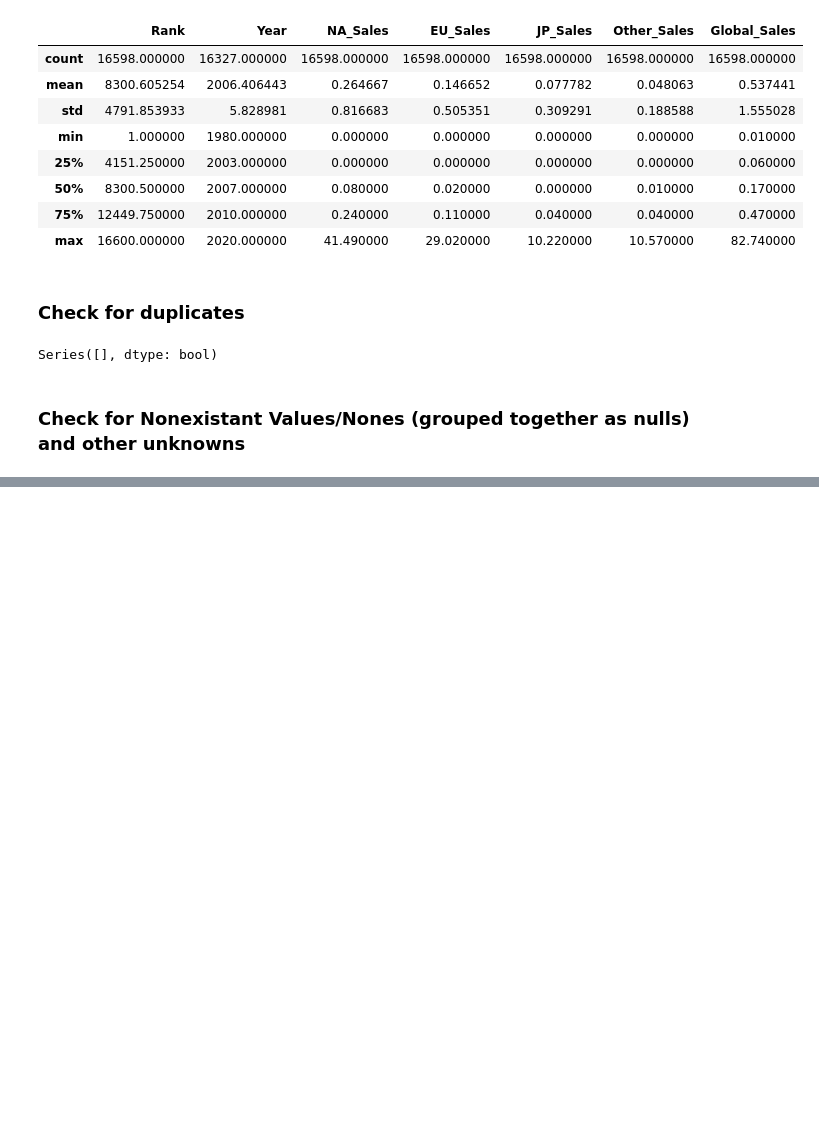
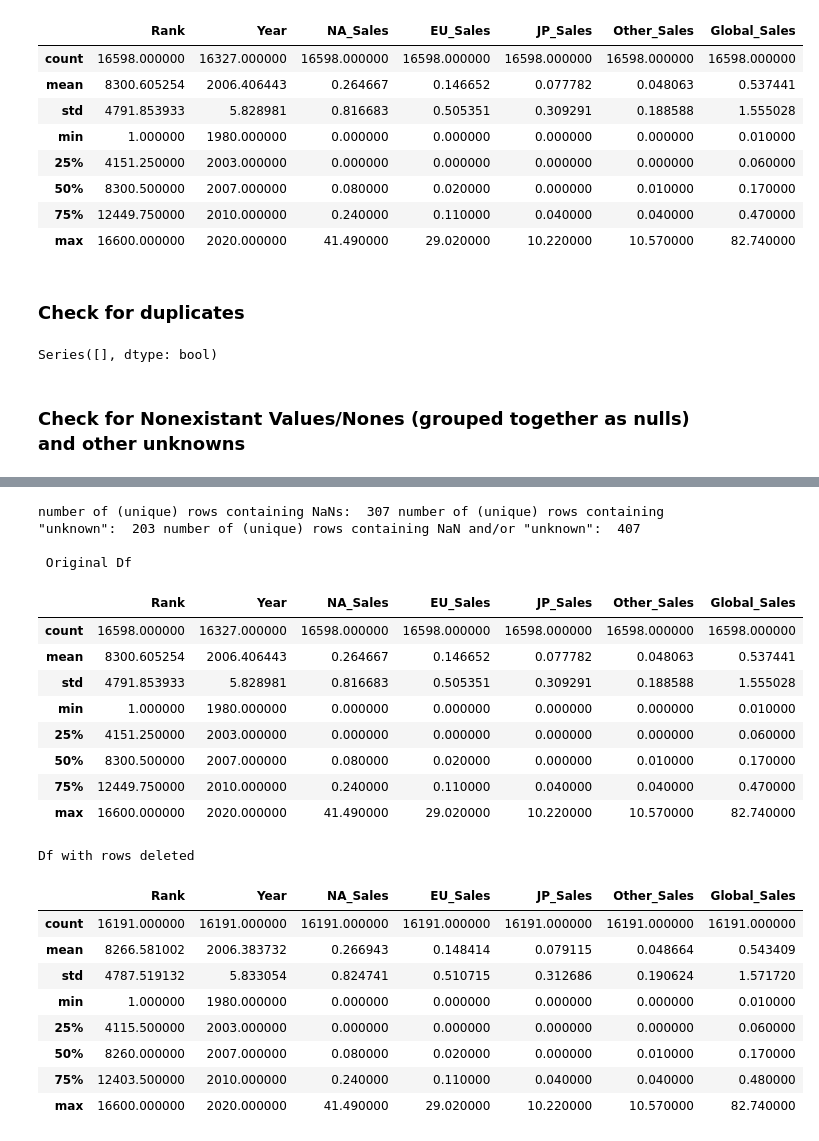
Before and after one commit to AaDalal/senior_sem_ai, a Jupyter notebook: dataExploration0_IDA.ipynb, the cells around one changed output, grey strips where cells are left out. Cells and saved outputs as stored; diff of their text form; code cells hidden in the pictures; blank space fills up the shorter version.

```diff
--- a/dataExploration0_IDA.ipynb
+++ b/dataExploration0_IDA.ipynb
@@ -121,0 +195,51 @@ Platform
+# %%
+nan_locs = list(dict.fromkeys(vg_df[vg_df.isnull().any(axis = 1)].index.tolist()))
+unknown_indices = obj_vg_df.index[obj_vg_df['Publisher'] == 'unknown'].tolist()
+
+# Determine the total number of unique rows that will be excluded
+
+total_nulls = list(dict.fromkeys(nan_locs + unknown_indices))
+
+print('number of (unique) rows containing NaNs: ', len(nan_locs), 'number of (unique) rows containing "unknown": ', len(unknown_indices), 'number of (unique) rows containing NaN and/or "unknown": ', len(total_nulls))
+
+# Excluding rows with NaN or unknown
+
+case_deletion_indices = []
+
+for i in vg_df.index:
+    if i in nan_locs or i in unknown_indices:
+        continue
+    else:
+        case_deletion_indices.append(i)
+case_del_vg_df = vg_df.iloc[case_deletion_indices]
+
+# Comparison of original df and new df
+
+print('\n Original Df')
+vg_df.describe()
+
+print('Df with rows deleted')
+case_del_vg_df.describe()
+# %% [output]
+number of (unique) rows containing NaNs:  307 number of (unique) rows containing "unknown":  203 number of (unique) rows containing NaN and/or "unknown":  407
+
+ Original Df
+|  | Rank | Year | NA_Sales | EU_Sales | JP_Sales | Other_Sales | Global_Sales |
+| count | 16598.000000 | 16327.000000 | 16598.000000 | 16598.000000 | 16598.000000 | 16598.000000 | 16598.000000 |
+| mean | 8300.605254 | 2006.406443 | 0.264667 | 0.146652 | 0.077782 | 0.048063 | 0.537441 |
+| std | 4791.853933 | 5.828981 | 0.816683 | 0.505351 | 0.309291 | 0.188588 | 1.555028 |
+| min | 1.000000 | 1980.000000 | 0.000000 | 0.000000 | 0.000000 | 0.000000 | 0.010000 |
+| 25% | 4151.250000 | 2003.000000 | 0.000000 | 0.000000 | 0.000000 | 0.000000 | 0.060000 |
+| 50% | 8300.500000 | 2007.000000 | 0.080000 | 0.020000 | 0.000000 | 0.010000 | 0.170000 |
+| 75% | 12449.750000 | 2010.000000 | 0.240000 | 0.110000 | 0.040000 | 0.040000 | 0.470000 |
+| max | 16600.000000 | 2020.000000 | 41.490000 | 29.020000 | 10.220000 | 10.570000 | 82.740000 |
+Df with rows deleted
+|  | Rank | Year | NA_Sales | EU_Sales | JP_Sales | Other_Sales | Global_Sales |
+| count | 16191.000000 | 16191.000000 | 16191.000000 | 16191.000000 | 16191.000000 | 16191.000000 | 16191.000000 |
+| mean | 8266.581002 | 2006.383732 | 0.266943 | 0.148414 | 0.079115 | 0.048664 | 0.543409 |
+| std | 4787.519132 | 5.833054 | 0.824741 | 0.510715 | 0.312686 | 0.190624 | 1.571720 |
+| min | 1.000000 | 1980.000000 | 0.000000 | 0.000000 | 0.000000 | 0.000000 | 0.010000 |
+| 25% | 4115.500000 | 2003.000000 | 0.000000 | 0.000000 | 0.000000 | 0.000000 | 0.060000 |
+| 50% | 8260.000000 | 2007.000000 | 0.080000 | 0.020000 | 0.000000 | 0.010000 | 0.170000 |
+| 75% | 12403.500000 | 2010.000000 | 0.240000 | 0.110000 | 0.040000 | 0.040000 | 0.480000 |
+| max | 16600.000000 | 2020.000000 | 41.490000 | 29.020000 | 10.220000 | 10.570000 | 82.740000 |
```
Also changed, not shown: parts of 7 cells of this notebook.
